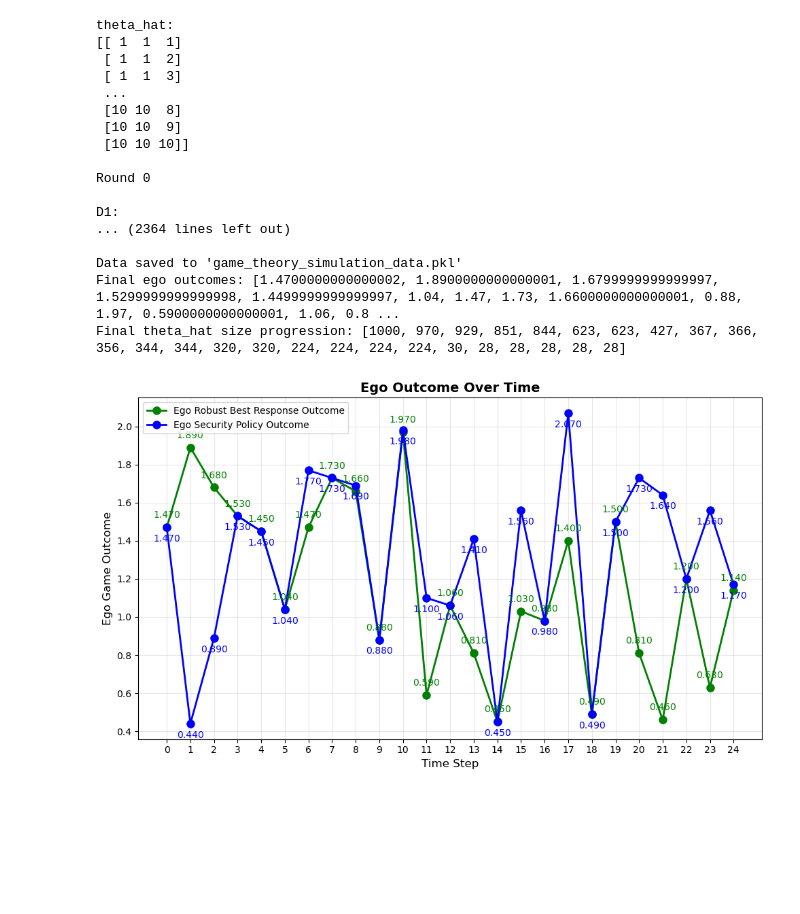
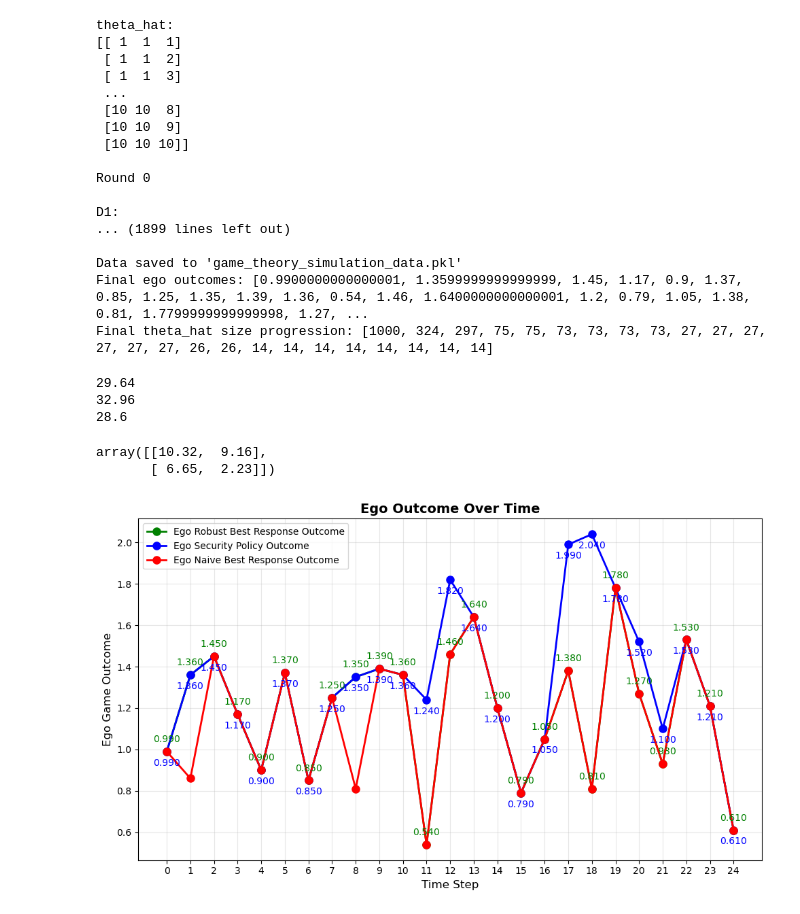
Before and after one commit to toazbenj/race_simulation, a Jupyter notebook: data_processing/prediction_game.ipynb, the cells around one changed output. Drawn from its saved outputs; the diff is of its cells as text; code cells hidden in the pictures; blank space fills up the shorter version.

Commit message:
naive best response

```diff
--- a/data_processing/prediction_game.ipynb
+++ b/data_processing/prediction_game.ipynb
@@ -6,9 +6,9 @@ import pickle
 np.random.seed(41)
 
 thetas1 = np.array([1, 1, 1])
-thetas2 = np.array([5.5, 7.5, 10.5])
+thetas2 = np.array([5, 7, 9])
 time_steps = 25
-choices = 3
+choices = 2
 
 # Set theta parameters
 min_vals = [1, 1, 1]           # minimum values
@@ -26,6 +26,8 @@ print(f"theta_hat: \n{theta_hat}")
 # Initialize lists to store data over time
 ego_robust_prediction_outcomes = []
 ego_sec_policy_outcomes = []
+ego_naive_br_outcomes = []
+
 theta_hat_history = []
 sigma_history = []
 sigma_worst_history = []
@@ -76,12 +78,18 @@ for t in range(time_steps):
             sigma_worst = sigma_possible
             gamma = np.argmin(D1[:, sigma_possible])
 
+    # naive best response
+    sigma_most_likely = np.bincount(sigma_hat).argmax()
+    gamma_naive_br = np.argmin(D1[:, sigma_possible])
+
     # observe actual policy
     sigma = np.argmin(np.max(D2, axis=0))
     ego_game_outcome = D1[gamma][sigma]
 
     gamma_s = np.argmin(np.max(D1, axis=1))
     ego_sec_outcome = D1[gamma_s][sigma]
+
+    ego_naive_br_outcome = D1[gamma_naive_br][sigma]
 
     print()
     print(f'(gamma, sigma): {(gamma, sigma)}')
@@ -92,6 +100,8 @@ for t in range(time_steps):
     # Store data
     ego_robust_prediction_outcomes.append(ego_game_outcome)
     ego_sec_policy_outcomes.append(ego_sec_outcome)
+    ego_naive_br_outcomes.append(ego_naive_br_outcome)
+
     theta_hat_history.append(theta_hat.copy())
     sigma_worst_history.append(sigma_worst)
     sigma_history.append(sigma)
@@ -108,6 +118,7 @@ for t in range(time_steps):
 simulation_data = {
     'ego_outcomes': ego_robust_prediction_outcomes,
     'ego_sec_policy_outcomes': ego_sec_policy_outcomes,
+    'ego_naive_br_outcomes': ego_naive_br_outcomes,
     'theta_hat_history': theta_hat_history,
     'sigma_worst_history': sigma_worst_history,
     'sigma_history': sigma_history,
@@ -135,11 +146,24 @@ theta_hat:
 Round 0
 
 D1:
-... (2364 lines left out)
+... (1899 lines left out)
 
 Data saved to 'game_theory_simulation_data.pkl'
-Final ego outcomes: [1.4700000000000002, 1.8900000000000001, 1.6799999999999997, 1.5299999999999998, 1.4499999999999997, 1.04, 1.47, 1.73, 1.6600000000000001, 0.88, 1.97, 0.5900000000000001, 1.06, 0.8 ...
-Final theta_hat size progression: [1000, 970, 929, 851, 844, 623, 623, 427, 367, 366, 356, 344, 344, 320, 320, 224, 224, 224, 224, 30, 28, 28, 28, 28, 28]
+Final ego outcomes: [0.9900000000000001, 1.3599999999999999, 1.45, 1.17, 0.9, 1.37, 0.85, 1.25, 1.35, 1.39, 1.36, 0.54, 1.46, 1.6400000000000001, 1.2, 0.79, 1.05, 1.38, 0.81, 1.7799999999999998, 1.27, ...
+Final theta_hat size progression: [1000, 324, 297, 75, 75, 73, 73, 73, 73, 27, 27, 27, 27, 27, 27, 26, 26, 14, 14, 14, 14, 14, 14, 14, 14]
+# %%
+print(np.sum(ego_robust_prediction_outcomes))
+print(np.sum(ego_sec_policy_outcomes))
+print(np.sum(ego_naive_br_outcomes))
+# %% [output]
+29.64
+32.96
+28.6
+# %%
+D2
+# %% [output]
+array([[10.32,  9.16],
+       [ 6.65,  2.23]])
 # %%
 import matplotlib.pyplot as plt
 import numpy as np
@@ -150,34 +174,38 @@ with open('game_theory_simulation_data.pkl', 'rb') as f:
     data = pickle.load(f)
 
 ego_outcomes = data['ego_outcomes']
 ego_sec_policy_outcomes = data['ego_sec_policy_outcomes']
+ego_sec_policy_outcomes = data['ego_sec_policy_outcomes']
+
 time_steps = data['time_steps']
 
 # Plot 1: Ego Outcome Over Time
 plt.figure(figsize=(10, 6))
 plt.plot(range(time_steps), ego_outcomes, 'g-o', linewidth=2, markersize=8, label='Ego Robust Best Response Outcome')
 plt.plot(range(time_steps), ego_sec_policy_outcomes, 'b-o', linewidth=2, markersize=8, label='Ego Security Policy Outcome')
+plt.plot(range(time_steps), ego_naive_br_outcomes, 'r-o', linewidth=2, markersize=8, label='Ego Naive Best Response Outcome')
+
 plt.xlabel('Time Step', fontsize=12)
 plt.ylabel('Ego Game Outcome', fontsize=12)
 plt.title('Ego Outcome Over Time', fontsize=14, fontweight='bold')
 plt.grid(True, alpha=0.3)
 plt.xticks(range(time_steps))
 plt.legend()
 
 # Add value labels on points for ego_outcomes
 for i, outcome in enumerate(ego_outcomes):
     plt.annotate(f'{outcome:.3f}', (i, outcome),
                 textcoords="offset points", xytext=(0,10), ha='center', color='green')
 
 # Add value labels on points for ego_sec_policy_outcomes
 for i, outcome in enumerate(ego_sec_policy_outcomes):
     plt.annotate(f'{outcome:.3f}', (i, outcome),
                 textcoords="offset points", xytext=(0,-15), ha='center', color='blue')
 
 plt.tight_layout()
 plt.show()
 # %% [output]
-[figure, old version]
+[figure, new version]
 # %%
 import matplotlib.pyplot as plt
 import numpy as np
```
Also changed, not shown: parts of 3 cells of this notebook, 3 other files.
